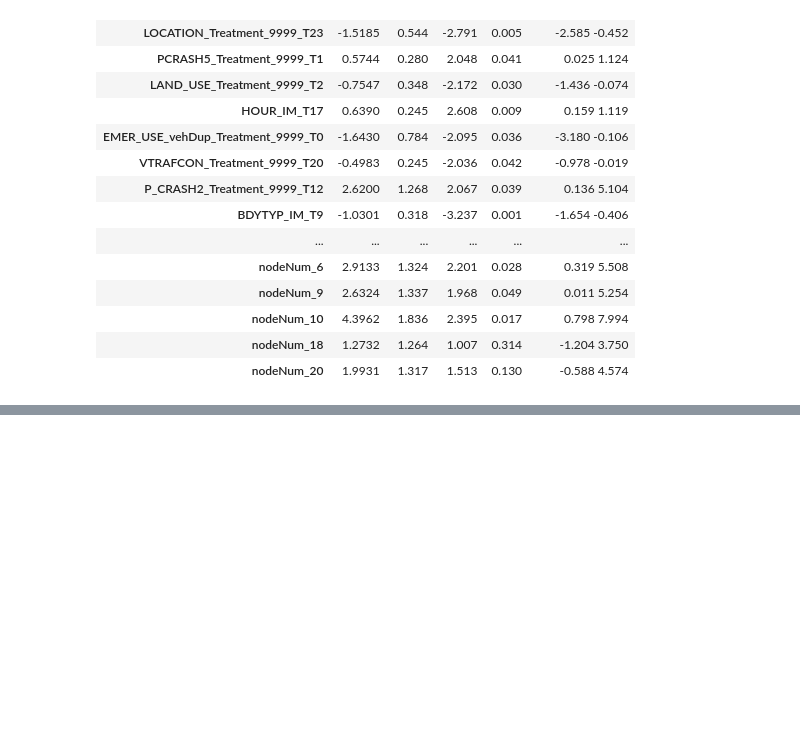
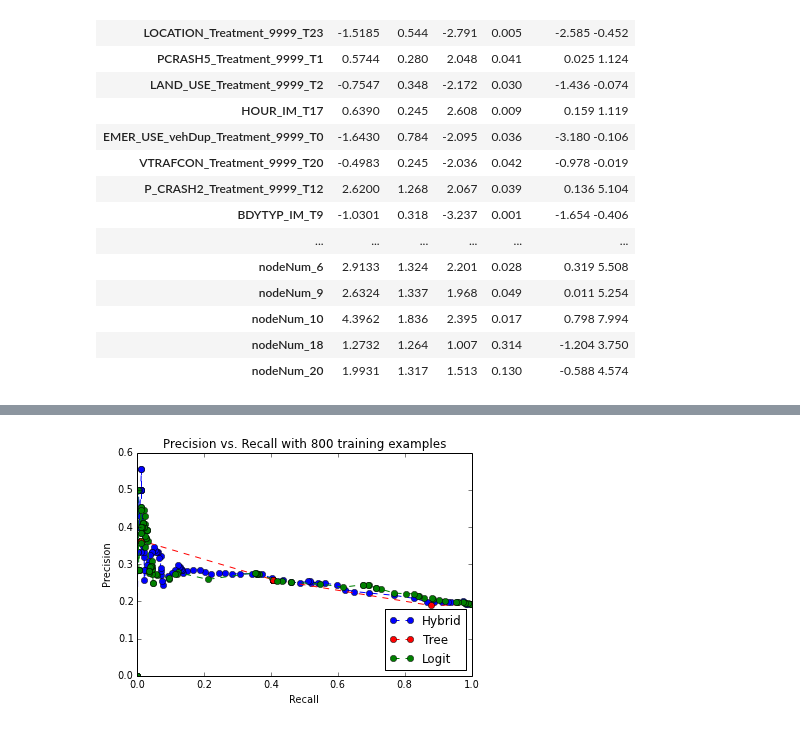
Before and after one commit to fagan2888/cs289_final_project, a Jupyter notebook: make_learning_curves.ipynb, the cells around one changed output, grey strips where cells are left out. Drawn from its saved outputs; the diff is of its cells as text; code cells hidden in the pictures; blank space fills up the shorter version.

```diff
--- a/make_learning_curves.ipynb
+++ b/make_learning_curves.ipynb
@@ -343,3 +357,8 @@ Logit Regression Results
 | nodeNum_10 | 4.3962 | 1.836 | 2.395 | 0.017 | 0.798 7.994 |
 | nodeNum_18 | 1.2732 | 1.264 | 1.007 | 0.314 | -1.204 3.750 |
 | nodeNum_20 | 1.9931 | 1.317 | 1.513 | 0.130 | -0.588 4.574 |
+# %%
+with open("models_and_errors/pure_logit_{}.pkl".format(1142), "rb") as f:
+    pure_logit_1142 = cPickle.load(f)
+with open("models_and_errors/naive_model_{}.pkl".format(1142), "rb") as f:
+    hybrid_model_1142 = cPickle.load(f)
@@ -345,0 +474,5 @@ Logit Regression Results
+# %%
+with open("trees/pruned_naiveTree_trainingSet_{}.pkl".format(1142), "rb") as f:
+    naive_tree_1142 = cPickle.load(f)
+
+naive_nodes_1142 = treepredict.fetchNodes(naive_tree_1142)
@@ -345,0 +575,19 @@ Logit Regression Results
+# %%
+plt.title("Precision vs. Recall with {} training examples".format(size))
+plt.xlabel("Recall")
+plt.ylabel("Precision")
+color_code = {"Hybrid": 'b', "Logit": 'g', "Tree": 'r'}
+for name in mod_names:
+    #inter_x, inter_y = make_precision_recall_points(data_2012, precision_and_recall_points[name]['recall'][:86],
+    #                                                precision_and_recall_points[name]['precision'][:86], results_col)
+    inter_x, inter_y = precision_and_recall_points[name]['recall'][:86], precision_and_recall_points[name]['precision'][:86]
+
+    #plt.plot(inter_x, inter_y, '--', label = name)
+    plt.plot(precision_and_recall_points[name]['recall'], precision_and_recall_points[name]['precision'],
+             '--{}o'.format(color_code[name]), label = name)
+
+plt.legend(loc=4)
+#plt.savefig("figures/Precision vs. Recall with {} training examples.png".format(size))
+plt.show()
+# %% [output]
+[figure, added]
```
Also changed, not shown: parts of 31 cells of this notebook, 3 other files.
